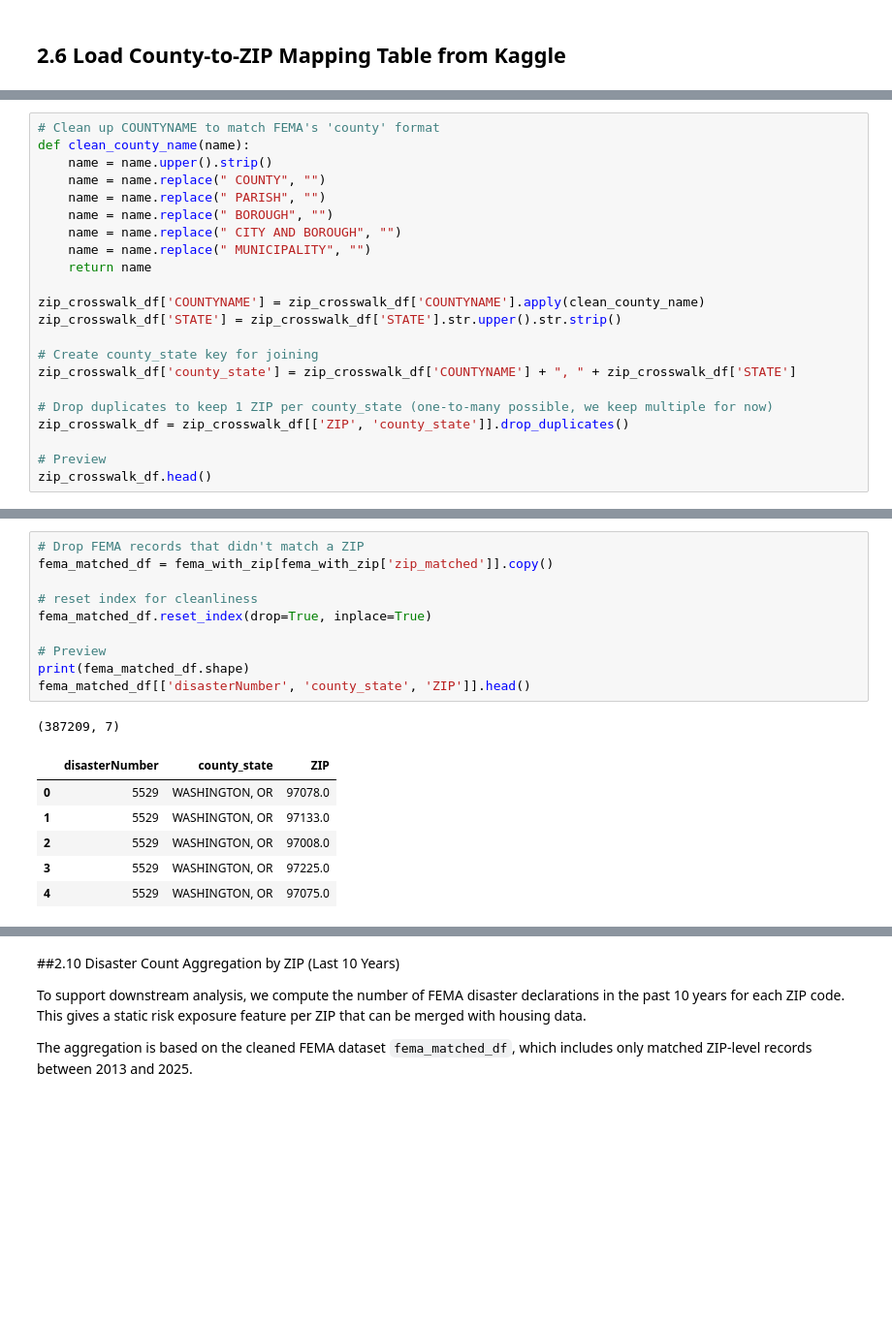
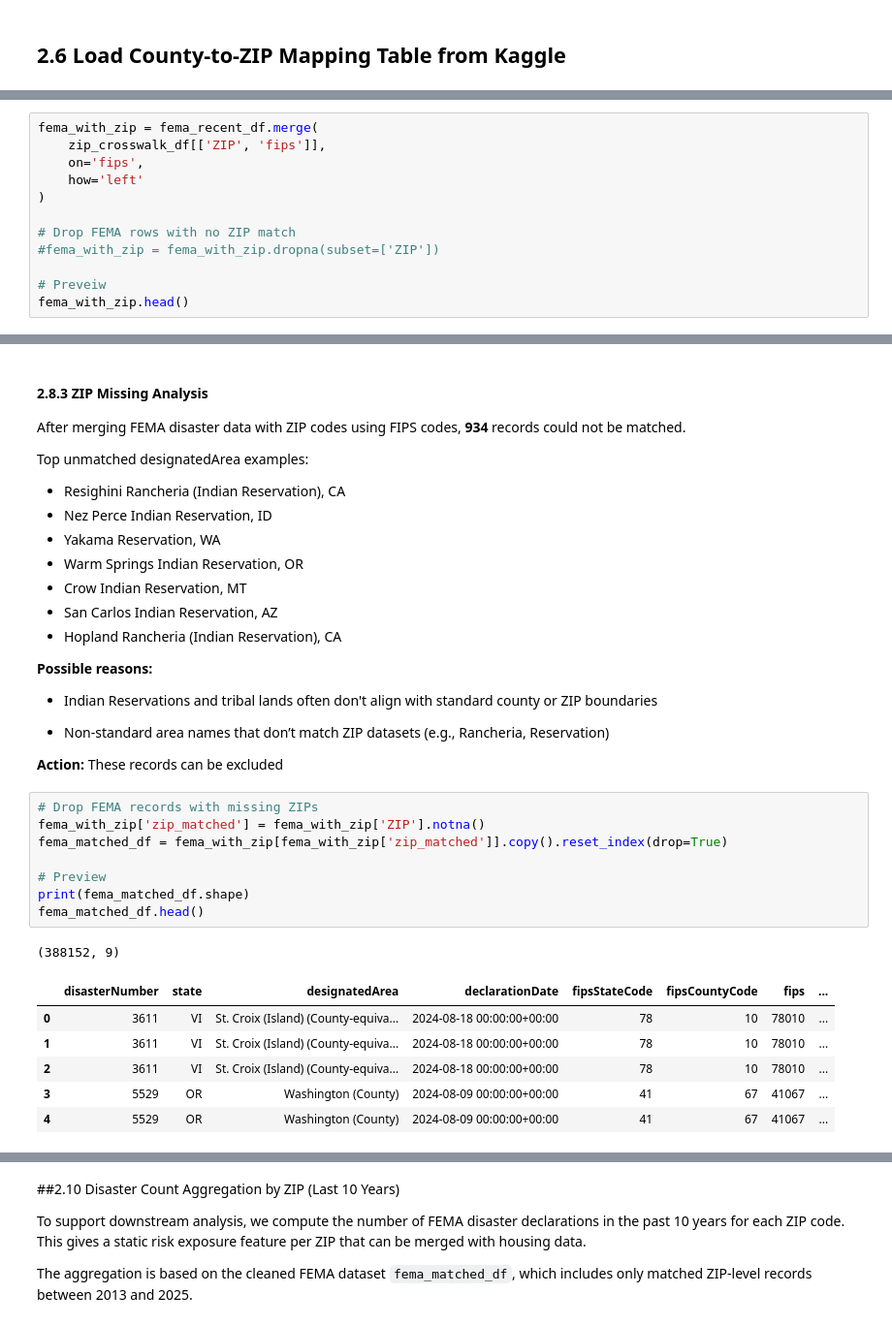
Before and after one commit to ypi9/HousingPricePrediction, a Jupyter notebook: Final_project.ipynb, the cells around one changed output, grey strips where cells are left out. Shown at 97% size. Drawn from its saved outputs; the diff is of its cells as text; blank space fills up the shorter version.

```diff
--- a/Final_project.ipynb
+++ b/Final_project.ipynb
@@ -469,22 +455,0 @@ Files in dataset: ['ZIP-COUNTY-FIPS_2017-06.csv']
-# %%
-# Clean up COUNTYNAME to match FEMA's 'county' format
-def clean_county_name(name):
-    name = name.upper().strip()
-    name = name.replace(" COUNTY", "")
-    name = name.replace(" PARISH", "")
-    name = name.replace(" BOROUGH", "")
-    name = name.replace(" CITY AND BOROUGH", "")
-    name = name.replace(" MUNICIPALITY", "")
-    return name
-
-zip_crosswalk_df['COUNTYNAME'] = zip_crosswalk_df['COUNTYNAME'].apply(clean_county_name)
-zip_crosswalk_df['STATE'] = zip_crosswalk_df['STATE'].str.upper().str.strip()
-
-# Create county_state key for joining
-zip_crosswalk_df['county_state'] = zip_crosswalk_df['COUNTYNAME'] + ", " + zip_crosswalk_df['STATE']
-
-# Drop duplicates to keep 1 ZIP per county_state (one-to-many possible, we keep multiple for now)
-zip_crosswalk_df = zip_crosswalk_df[['ZIP', 'county_state']].drop_duplicates()
-
-# Preview
-zip_crosswalk_df.head()
@@ -518,0 +459,12 @@ FEMA records after merge (with ZIP): 387209
+# %%
+fema_with_zip = fema_recent_df.merge(
+    zip_crosswalk_df[['ZIP', 'fips']],
+    on='fips',
+    how='left'
+)
+
+# Drop FEMA rows with no ZIP match
+#fema_with_zip = fema_with_zip.dropna(subset=['ZIP'])
+
+# Preveiw
+fema_with_zip.head()
@@ -634,18 +555,38 @@ fema_with_zip[['disasterNumber', 'county_state', 'ZIP', 'zip_matched']].head()
+# %% [markdown]
+#### 2.8.3 ZIP Missing Analysis
+
+After merging FEMA disaster data with ZIP codes using FIPS codes, **934** records could not be matched.
+
+Top unmatched designatedArea examples:
+*   Resighini Rancheria (Indian Reservation), CA
+*   Nez Perce Indian Reservation, ID
+*   Yakama Reservation, WA
+*   Warm Springs Indian Reservation, OR
+*   Crow Indian Reservation, MT
+*   San Carlos Indian Reservation, AZ
+*   Hopland Rancheria (Indian Reservation), CA
+
+
+
+**Possible reasons:**
+- Indian Reservations and tribal lands often don't align with standard county or ZIP boundaries
+
+- Non-standard area names that don’t match ZIP datasets (e.g., Rancheria, Reservation)
+
+**Action:** These records can be excluded
 # %%
-# Drop FEMA records that didn't match a ZIP
-fema_matched_df = fema_with_zip[fema_with_zip['zip_matched']].copy()
-
-# reset index for cleanliness
-fema_matched_df.reset_index(drop=True, inplace=True)
+# Drop FEMA records with missing ZIPs
+fema_with_zip['zip_matched'] = fema_with_zip['ZIP'].notna()
+fema_matched_df = fema_with_zip[fema_with_zip['zip_matched']].copy().reset_index(drop=True)
 
 # Preview
 print(fema_matched_df.shape)
-fema_matched_df[['disasterNumber', 'county_state', 'ZIP']].head()
+fema_matched_df.head()
 # %% [output]
-(387209, 7)
+(388152, 9)
-|  | disasterNumber | county_state | ZIP |
-| 0 | 5529 | WASHINGTON, OR | 97078.0 |
-| 1 | 5529 | WASHINGTON, OR | 97133.0 |
-| 2 | 5529 | WASHINGTON, OR | 97008.0 |
-| 3 | 5529 | WASHINGTON, OR | 97225.0 |
-| 4 | 5529 | WASHINGTON, OR | 97075.0 |
+|  | disasterNumber | state | designatedArea | declarationDate | fipsStateCode | fipsCountyCode | fips | ... |
+| 0 | 3611 | VI | St. Croix (Island) (County-equiva... | 2024-08-18 00:00:00+00:00 | 78 | 10 | 78010 | ... |
+| 1 | 3611 | VI | St. Croix (Island) (County-equiva... | 2024-08-18 00:00:00+00:00 | 78 | 10 | 78010 | ... |
+| 2 | 3611 | VI | St. Croix (Island) (County-equiva... | 2024-08-18 00:00:00+00:00 | 78 | 10 | 78010 | ... |
+| 3 | 5529 | OR | Washington (County) | 2024-08-09 00:00:00+00:00 | 41 | 67 | 41067 | ... |
+| 4 | 5529 | OR | Washington (County) | 2024-08-09 00:00:00+00:00 | 41 | 67 | 41067 | ... |
```
Also changed, not shown: parts of 30 cells of this notebook.
